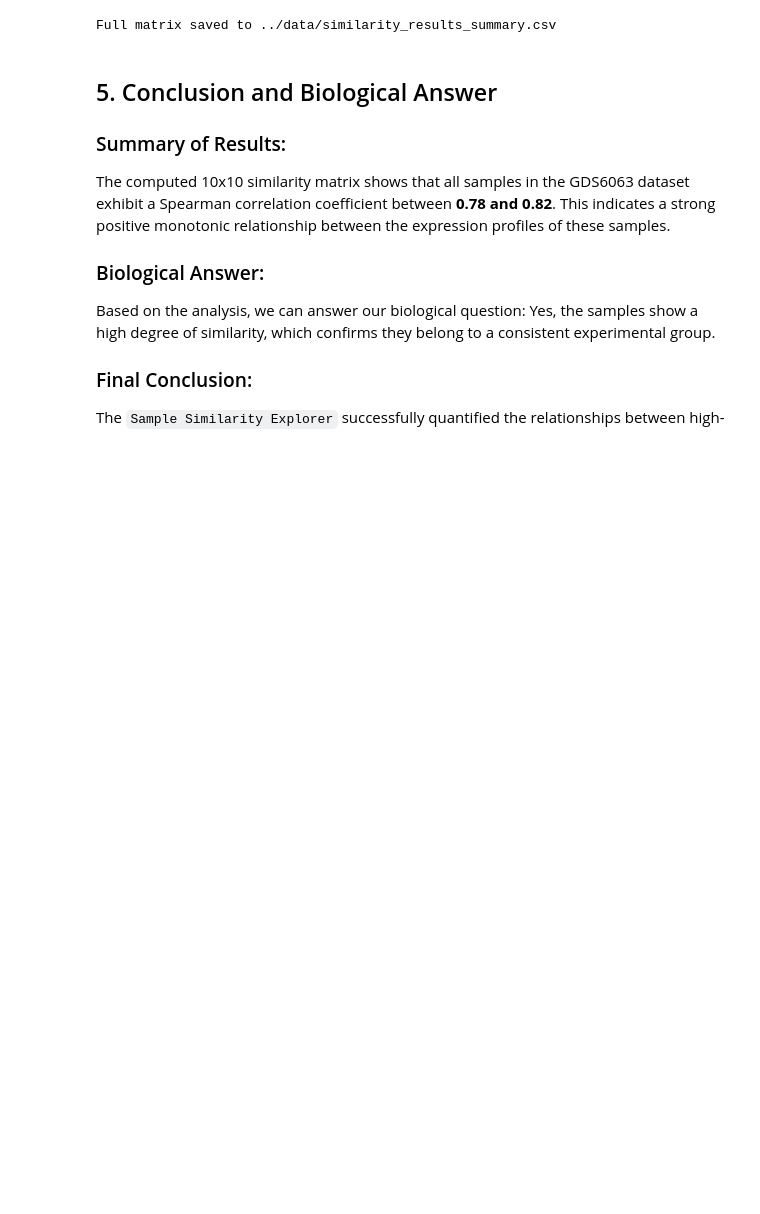
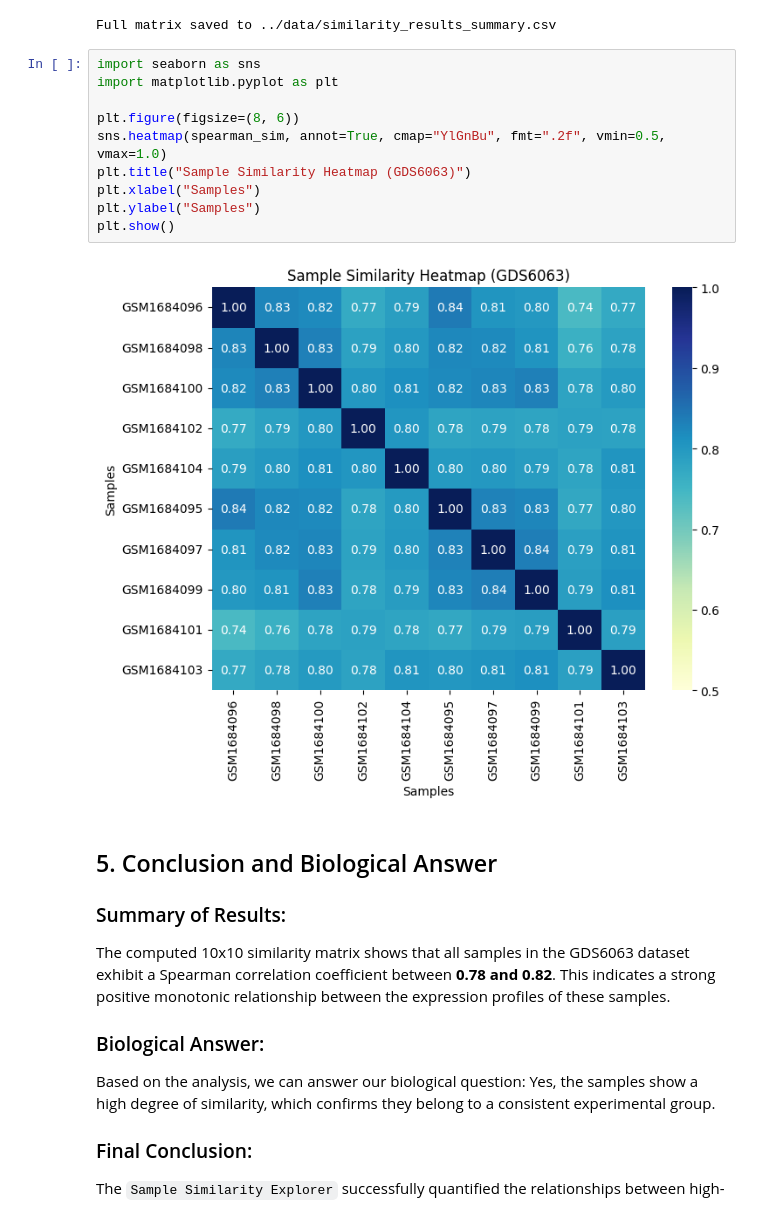
Before and after one commit to sorryKenny/sample_similarity_explorer, a Jupyter notebook: tutorials/tutorial.ipynb, the cells around one changed output. Cells and saved outputs as stored; diff of their text form; blank space fills up the shorter version.

Commit message:
heatmap

```diff
--- a/tutorials/tutorial.ipynb
+++ b/tutorials/tutorial.ipynb
@@ -87,6 +87,18 @@ Spearman Similarity Matrix (Summary of Results):
 | GSM1684101 | 0.741129 | 0.759815 | 0.783014 | 0.785854 | 0.779926 | 0.774566 | 0.788778 | 0.792023 | ... |
 | GSM1684103 | 0.772679 | 0.784480 | 0.798310 | 0.783546 | 0.805778 | 0.802413 | 0.807869 | 0.813093 | ... |
 Full matrix saved to ../data/similarity_results_summary.csv
+# %%
+import seaborn as sns
+import matplotlib.pyplot as plt
+
+plt.figure(figsize=(8, 6))
+sns.heatmap(spearman_sim, annot=True, cmap="YlGnBu", fmt=".2f", vmin=0.5, vmax=1.0)
+plt.title("Sample Similarity Heatmap (GDS6063)")
+plt.xlabel("Samples")
+plt.ylabel("Samples")
+plt.show()
+# %% [output]
+[figure, added]
 # %% [markdown]
 ## 5. Conclusion and Biological Answer
 
```
